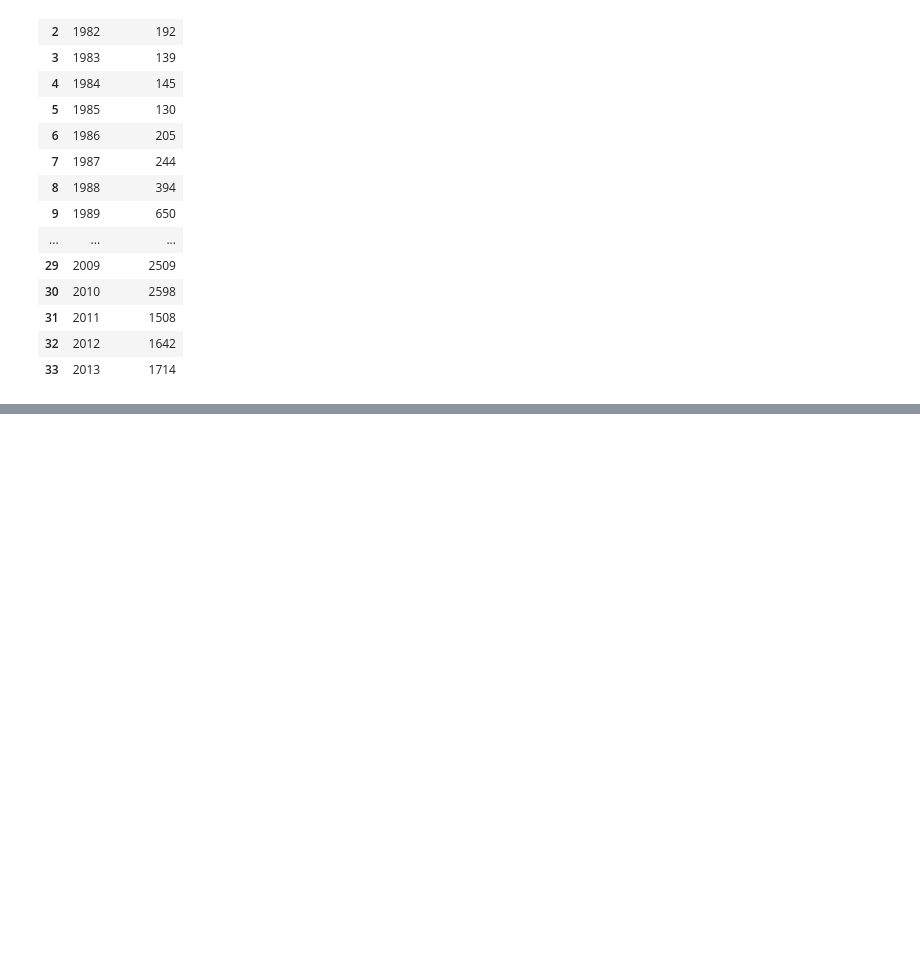
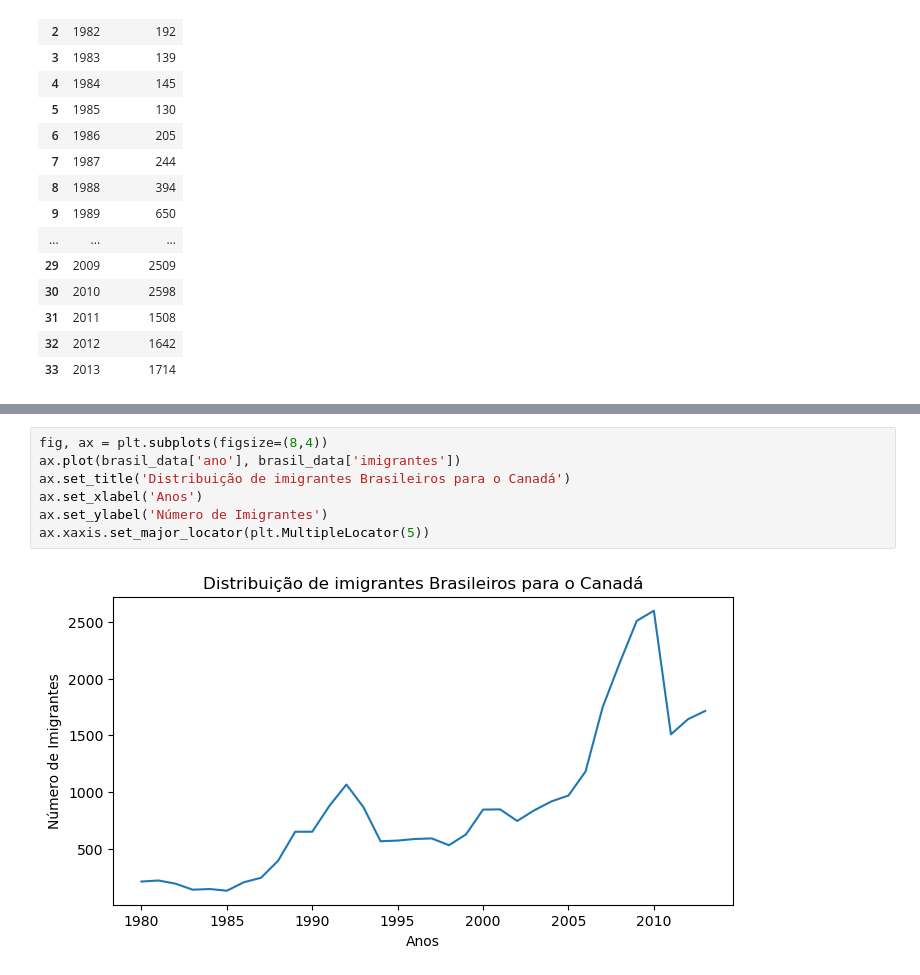
Before and after one commit to JpLimags/alura_course, a Jupyter notebook: Data Visualization/dataviz_eda.ipynb, the cells around one changed output, grey strips where cells are left out. Drawn from its saved outputs; the diff is of its cells as text; blank space fills up the shorter version.

```diff
--- a/Data Visualization/dataviz_eda.ipynb
+++ b/Data Visualization/dataviz_eda.ipynb
@@ -83,0 +98,9 @@ brasil_data
+# %%
+fig, ax = plt.subplots(figsize=(8,4))
+ax.plot(brasil_data['ano'], brasil_data['imigrantes'])
+ax.set_title('Distribuição de imigrantes Brasileiros para o Canadá')
+ax.set_xlabel('Anos')
+ax.set_ylabel('Número de Imigrantes')
+ax.xaxis.set_major_locator(plt.MultipleLocator(5))
+# %% [output]
+[figure, added]
```
Also changed, not shown: parts of 5 cells of this notebook.
